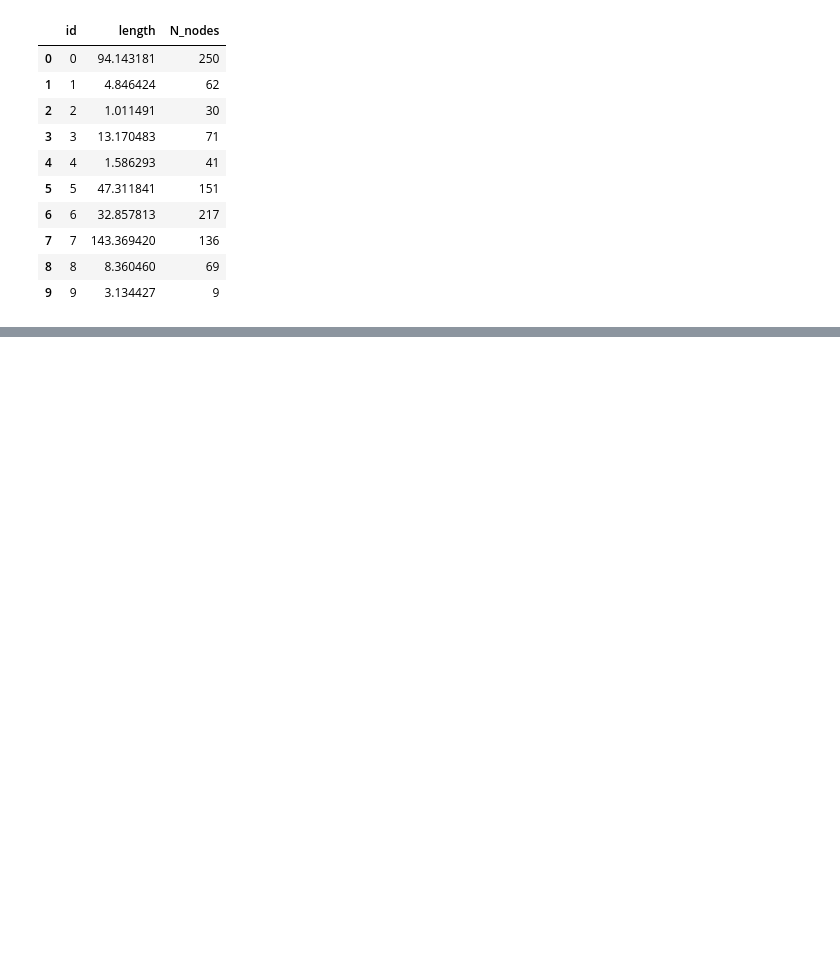
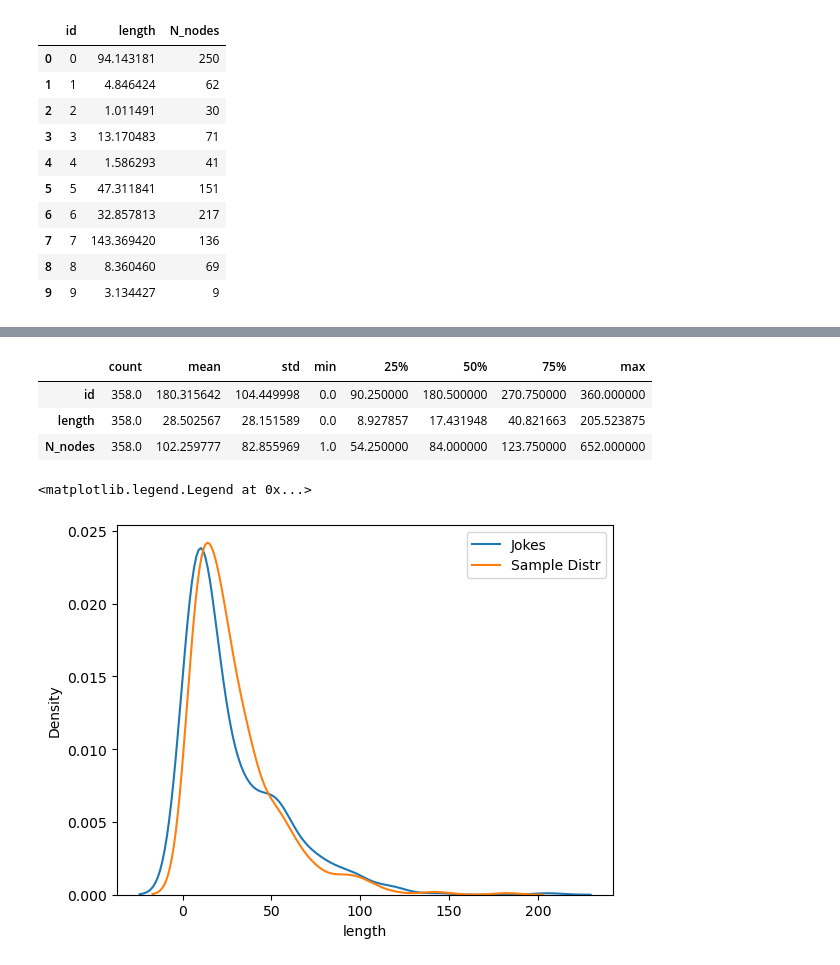
Before and after one commit to BorovTech/He_who_laughs_last, a Jupyter notebook: Complex_networks/test.ipynb, the cells around one changed output, grey strips where cells are left out. Drawn from its saved outputs; the diff is of its cells as text; code cells hidden in the pictures; blank space fills up the shorter version.

```diff
--- a/Complex_networks/test.ipynb
+++ b/Complex_networks/test.ipynb
@@ -119,2 +119,9 @@ sns.histplot(df_results['length'])
 # %%
 df_results.to_csv("360_Jokes_GG.csv")
+# %%
+df_results.describe().T
+# %% [output]
+|  | count | mean | std | min | 25% | 50% | 75% | max |
+| id | 358.0 | 180.315642 | 104.449998 | 0.0 | 90.250000 | 180.500000 | 270.750000 | 360.000000 |
+| length | 358.0 | 28.502567 | 28.151589 | 0.0 | 8.927857 | 17.431948 | 40.821663 | 205.523875 |
+| N_nodes | 358.0 | 102.259777 | 82.855969 | 1.0 | 54.250000 | 84.000000 | 123.750000 | 652.000000 |
@@ -120,0 +130,12 @@ df_results.to_csv("360_Jokes_GG.csv")
+# %%
+np.random.seed(3)
+rv = expon(loc=4, scale=26)
+
+sample = rv.rvs(size=500)
+# %%
+sns.kdeplot(df_results['length'], label="Jokes")
+sns.kdeplot(sample, label="Sample Distr")
+plt.legend()
+# %% [output]
+<matplotlib.legend.Legend at 0x...>
+[figure, added]
```
Also changed, not shown: parts of 11 cells of this notebook, 3 other files.
